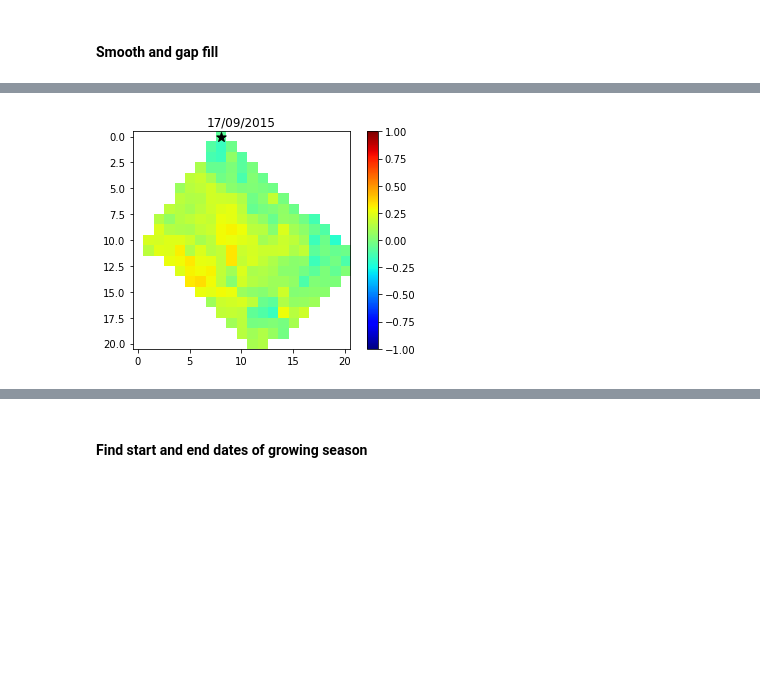
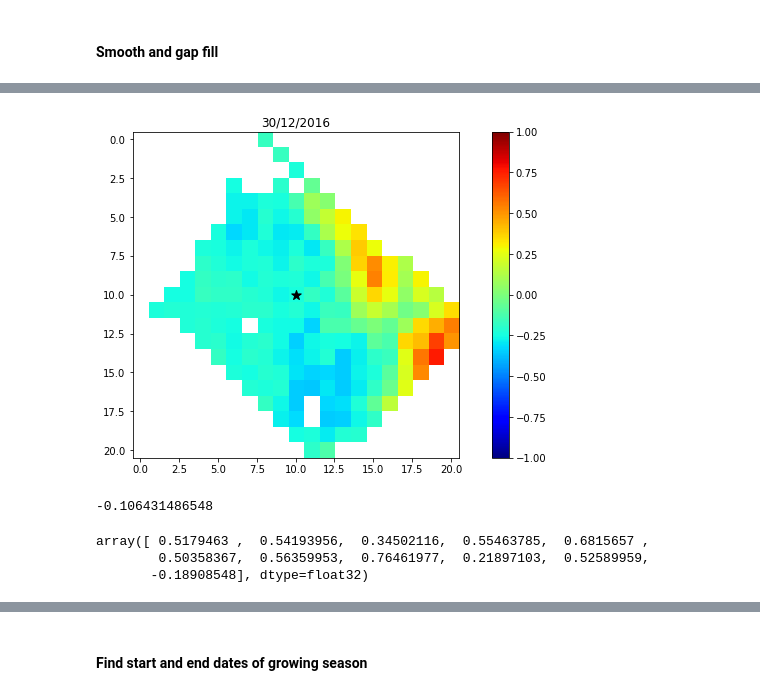
Before and after one commit to ec-better/ewf-ext-02-03-02, a Jupyter notebook: src/main/app-resources/notebook/libexec/input.ipynb, the cells around one changed output, grey strips where cells are left out. Saved outputs shown, nothing was run; the diff lists cells and outputs as text; code cells hidden in the pictures; blank space fills up the shorter version.

Commit message:
remove outliers

```diff
--- a/src/main/app-resources/notebook/libexec/input.ipynb
+++ b/src/main/app-resources/notebook/libexec/input.ipynb
@@ -69,12 +69,12 @@ This is the NDVI stack of products' identifiers
 # 2015
 #input_identifiers = ('LE07_L1TP_204033_20150109_20161030_01_T1_sr_P001_NDVI.tif','LE07_L1TP_204033_20150125_20161029_01_T1_sr_P001_NDVI.tif','LE07_L1TP_204033_20150314_20161028_01_T1_sr_P001_NDVI.tif','LE07_L1TP_204033_20150330_20161028_01_T1_sr_P001_NDVI.tif','LE07_L1TP_204033_20150517_20161026_01_T1_sr_P001_NDVI.tif','LE07_L1TP_204033_20150602_20161025_01_T1_sr_P001_NDVI.tif','LE07_L1TP_204033_20150618_20161025_01_T1_sr_P001_NDVI.tif','LE07_L1TP_204033_20150704_20161024_01_T1_sr_P001_NDVI.tif','LE07_L1TP_204033_20150720_20161027_01_T1_sr_P001_NDVI.tif','LE07_L1TP_204033_20150805_20161023_01_T1_sr_P001_NDVI.tif','LE07_L1TP_204033_20150821_20161022_01_T1_sr_P001_NDVI.tif','LE07_L1TP_204033_20150922_20161019_01_T1_sr_P001_NDVI.tif','LE07_L1TP_204033_20151008_20161018_01_T1_sr_P001_NDVI.tif','LE07_L1TP_204033_20151109_20161017_01_T1_sr_P001_NDVI.tif','LE07_L1TP_204033_20151227_20161016_01_T1_sr_P001_NDVI.tif')
 
-input_identifiers = ('0CFC36158132DA794782B428E6DF76E7DC4C07CD', '4F49AF0E4B772965258B1AD001423D60228BB49A', '82A433CFFE0F4115F8A4BBFFDCB1C3D6A5709427', '487C80B2EF22D66AB8F10F65A7CBD6BAFB3E3939', '87E43FB9A02BE617A7A731DDD668B661B6EBCE07', '03F1348D9DCDC9A1E1A2B544E76C92420E70A31A', 'C72F7439E9A8853E8D64B44E52A0D24CF797F6E6', '164BB5EE04E403530B3C87F0ECDF4E95C54188B8', '1E44F63186475D883CDB9FED5E2ACB8CA992A9DF', '01D316DE31BAD714AF0F9B0CFCEED5E7697BC09F', '0E314958DD97CF88FF11F81147CE52AF3FD13B4A', 'C812DC63D58400C16515C79F8C4BCA32332B2724', 'B8EF89460AF0FE1344881FBEF5E533371BD6C404', 'A27CAA804DDA8A3B9256D1E4B9E080031E6BEBCD', '2DA8C200ABE9599DD7D5BDB155B0BE1922E2F139')
+#input_identifiers = ('0CFC36158132DA794782B428E6DF76E7DC4C07CD', '4F49AF0E4B772965258B1AD001423D60228BB49A', '82A433CFFE0F4115F8A4BBFFDCB1C3D6A5709427', '487C80B2EF22D66AB8F10F65A7CBD6BAFB3E3939', '87E43FB9A02BE617A7A731DDD668B661B6EBCE07', '03F1348D9DCDC9A1E1A2B544E76C92420E70A31A', 'C72F7439E9A8853E8D64B44E52A0D24CF797F6E6', '164BB5EE04E403530B3C87F0ECDF4E95C54188B8', '1E44F63186475D883CDB9FED5E2ACB8CA992A9DF', '01D316DE31BAD714AF0F9B0CFCEED5E7697BC09F', '0E314958DD97CF88FF11F81147CE52AF3FD13B4A', 'C812DC63D58400C16515C79F8C4BCA32332B2724', 'B8EF89460AF0FE1344881FBEF5E533371BD6C404', 'A27CAA804DDA8A3B9256D1E4B9E080031E6BEBCD', '2DA8C200ABE9599DD7D5BDB155B0BE1922E2F139')
 
 # 2016
 ##input_identifiers = ('LE07_L1TP_204033_20160112_20161015_01_T1_sr_P001_NDVI.tif','LE07_L1TP_204033_20160229_20161014_01_T1_sr_P001_NDVI.tif','LE07_L1TP_204033_20160401_20161013_01_T1_sr_P001_NDVI.tif','LE07_L1TP_204033_20160503_20161011_01_T1_sr_P001_NDVI.tif','LE07_L1TP_204033_20160519_20161010_01_T1_sr_P001_NDVI.tif','LE07_L1TP_204033_20160620_20161209_01_T1_sr_P001_NDVI.tif','LE07_L1TP_204033_20160706_20161009_01_T1_sr_P001_NDVI.tif','LE07_L1TP_204033_20160722_20161010_01_T1_sr_P001_NDVI.tif','LE07_L1TP_204033_20160807_20161008_01_T1_sr_P001_NDVI.tif','LE07_L1TP_204033_20160823_20161007_01_T1_sr_P001_NDVI.tif','LE07_L1TP_204033_20160908_20161006_01_T1_sr_P001_NDVI.tif','LE07_L1TP_204033_20160924_20161023_01_T1_sr_P001_NDVI.tif','LE07_L1TP_204033_20161026_20161121_01_T1_sr_P001_NDVI.tif','LE07_L1TP_204033_20161127_20170118_01_T1_sr_P001_NDVI.tif','LE07_L1TP_204033_20161229_20170219_01_T1_sr_P001_NDVI.tif')
 
-#input_identifiers = ('496D00DB33D88356DAE2C344516FD5D699C1F5DE', 'B073C856BA5FD6453B08C04527FFB95DA622FFC1', '1067AFC0B24F69C2050F093DE7F110E4419174F4', 'C438B6CB4131CEBFF6741926B03B7E137641AF4C', '9C2C13C121F71803FC1E697C306C9603B6680303', 'E74B265D5CF4626BF6F360B6379D409AA5D3B8A8', '83F48D641924F90544ED66C701B36BF0E65153C8', 'F3FD3FF45ECC114A665F6C239F6812DE7786A98F', '952AC4BFAB859E9F68762A61D206D690726AF431', 'B726A411FF02675367B07D82059B2E0945C1F3DA', 'D4DFDC63732D33DB14B9E7B3D34D5BF732547F6F', '8F51A4ED9AB3DB6DC5920B06382817C28C2D1A3B', 'E21111899ECFAF1AA5A991D625B2F00BE68024E3', '944CC689671685BC84E5DBBF95A12E0825B85C81', 'A1A83855BF03D91480273FE5C32D1AA33BB77715')
+input_identifiers = ('496D00DB33D88356DAE2C344516FD5D699C1F5DE', 'B073C856BA5FD6453B08C04527FFB95DA622FFC1', '1067AFC0B24F69C2050F093DE7F110E4419174F4', 'C438B6CB4131CEBFF6741926B03B7E137641AF4C', '9C2C13C121F71803FC1E697C306C9603B6680303', 'E74B265D5CF4626BF6F360B6379D409AA5D3B8A8', '83F48D641924F90544ED66C701B36BF0E65153C8', 'F3FD3FF45ECC114A665F6C239F6812DE7786A98F', '952AC4BFAB859E9F68762A61D206D690726AF431', 'B726A411FF02675367B07D82059B2E0945C1F3DA', 'D4DFDC63732D33DB14B9E7B3D34D5BF732547F6F', '8F51A4ED9AB3DB6DC5920B06382817C28C2D1A3B', 'E21111899ECFAF1AA5A991D625B2F00BE68024E3', '944CC689671685BC84E5DBBF95A12E0825B85C81', 'A1A83855BF03D91480273FE5C32D1AA33BB77715')
 
 # 2017
 ##input_identifiers = ('LE07_L1TP_204033_20170114_20170209_01_T1_sr_P001_NDVI.tif','LE07_L1TP_204033_20170319_20170414_01_T1_sr_P001_NDVI.tif','LE07_L1TP_204033_20170404_20170430_01_T1_sr_P001_NDVI.tif','LE07_L1TP_204033_20170420_20170516_01_T1_sr_P001_NDVI.tif','LE07_L1TP_204033_20170506_20170601_01_T1_sr_P001_NDVI.tif','LE07_L1TP_204033_20170522_20170617_01_T1_sr_P001_NDVI.tif','LE07_L1TP_204033_20170607_20170703_01_T1_sr_P001_NDVI.tif','LE07_L1TP_204033_20170623_20170719_01_T1_sr_P001_NDVI.tif','LE07_L1TP_204033_20170709_20170804_01_T1_sr_P001_NDVI.tif','LE07_L1TP_204033_20170725_20170820_01_T1_sr_P001_NDVI.tif','LE07_L1TP_204033_20170810_20170905_01_T1_sr_P001_NDVI.tif','LE07_L1TP_204033_20170826_20170921_01_T1_sr_P001_NDVI.tif','LE07_L1TP_204033_20170911_20171007_01_T1_sr_P001_NDVI.tif','LE07_L1TP_204033_20170927_20171023_01_T1_sr_P001_NDVI.tif','LE07_L1TP_204033_20171013_20171110_01_T1_sr_P001_NDVI.tif','LE07_L1TP_204033_20171029_20171124_01_T1_sr_P001_NDVI.tif','LE07_L1TP_204033_20171114_20171210_01_T1_sr_P001_NDVI.tif','LE07_L1TP_204033_20171130_20171226_01_T1_sr_P001_NDVI.tif','LE07_L1TP_204033_20171216_20180111_01_T1_sr_P001_NDVI.tif')
@@ -134,7 +136,7 @@ ciop = cioppy.Cioppy()
 # %% [markdown]
 #### Auxiliary vars
 # %%
-check_results = False
+check_results = True
 # %% [markdown]
 #### Auxiliary methods
 # %%
@@ -459,9 +461,11 @@ if check_results:
 
     # point of interest
     point = [10, 10]
-    point = [0,8]
+    #point = [0,8]
     #point = [0,0]
     #point = [17, 13]
+    #point = [3, 8]
+    #point = [8, 17]
 # %%
 # Image
 if check_results:
@@ -558,24 +562,36 @@ for i in range(img_mat_list[0].shape[0]):
 
         #print(i,j)
 
+        # get ndvi time series for position i,j
         ndvi_tm = [img.data[i,j] for img in img_mat_list]
 
+        # count number of no values
         n_novalue = ndvi_tm.count(-9999)
 
-        if (n_novalue < len(img_mat_list)):
 
+        if (n_novalue < len(img_mat_list)): # if it's not everything no value
+
+            # swap no value for np.nan
             ndvi_tm = [np.nan if x < -9998 else x for x in ndvi_tm]
 
+            # smooth and gap fill
             dates_inter, ndvi_inter = ndvi_filter (dates, ndvi_tm)
 
-            ndvi_inter[np.isnan(ndvi_inter)] = -9999.0
+            if max(ndvi_tm) < 0.25: # remove non cultivated pixels
+                print('the following pixel will be ignored:')
+                print(i,j, max(ndvi_tm))
 
-            for idx,ndvi_inter in enumerate(ndvi_inter):
-                ndvi_img_inter[idx][i,j] = ndvi_inter
+            else:
+                # swap np.nan for -9999
+                ndvi_inter[np.isnan(ndvi_inter)] = -9999.0
+
+                # save new time series in position i,j
+                for idx,ndvi_inter in enumerate(ndvi_inter):
+                    ndvi_img_inter[idx][i,j] = ndvi_inter
 
 
 
-# mask NaN values
+# mask -9999 values
 for idx in range(len(ndvi_img_inter)):
 
     ndvi_img_inter[idx] = ma.masked_values (ndvi_img_inter[idx], -9999.0)
@@ -584,27 +618,31 @@ for idx in range(len(ndvi_img_inter)):
 # %%
 if check_results:
 
     #point = [10, 10]
     #point = [15, 10]
 
 
     #fig = plt.figure()
     #plt.imshow(img_mat_list[0])
     #plt.show()
 
     fig = plt.figure()
 
-    img_idx = 17
+    img_idx = -1
 
     plt.imshow(ndvi_img_inter[img_idx], cmap='jet', vmin=-1, vmax=1)
+    #plt.imshow(mx, cmap='jet', vmin=-1, vmax=1)
 
     plt.title(dates_inter[img_idx].strftime("%d/%m/%Y"))
 
     plt.colorbar()
     plt.scatter(point[1], point[0], s=100, c='black', marker='*')
 
     #plt.savefig('ndvi_plot.png', dpi=300)
 
     plt.show()
+
+    print(ndvi_img_inter[img_idx].mean())
 # %% [output]
-[figure, old version]
+[figure, new version]
+-0.106431486548
@@ -610,0 +670,31 @@ if check_results:
+# %%
+
+# for each image find outliers based on IQR
+# only for values greater then
+
+mat_outliers = []
+for idx in range(len(ndvi_img_inter)):
+
+
+    Q1 = np.percentile(ndvi_img_inter[idx].data[ndvi_img_inter[idx].data > -9998.0], 25)
+    Q3 = np.percentile(ndvi_img_inter[idx].data[ndvi_img_inter[idx].data > -9998.0], 75)
+
+    IQR = Q3-Q1
+
+    MinV = Q1 - 2.5 * IQR
+    MaxV = Q3 + 2.5 * IQR
+
+    if idx == 0:
+        mat_outliers = ndvi_img_inter[idx].data > MaxV
+        #mat_outliers = np.logical_or(ndvi_img_inter[idx].data > MaxV, ndvi_img_inter[idx].data < MinV)
+
+    else:
+        mat_outliers = np.logical_or(mat_outliers, ndvi_img_inter[idx].data > MaxV)
+        #mat_outliers = np.logical_or(mat_outliers, np.logical_or(ndvi_img_inter[idx].data > MaxV, ndvi_img_inter[idx].data < MinV) )
+
+
+ndvi_img_inter[img_idx].data[mat_outliers]
+# %% [output]
+array([ 0.5179463 ,  0.54193956,  0.34502116,  0.55463785,  0.6815657 ,
+        0.50358367,  0.56359953,  0.76461977,  0.21897103,  0.52589959,
+       -0.18908548], dtype=float32)
```
Also changed, not shown: parts of 38 cells of this notebook.
